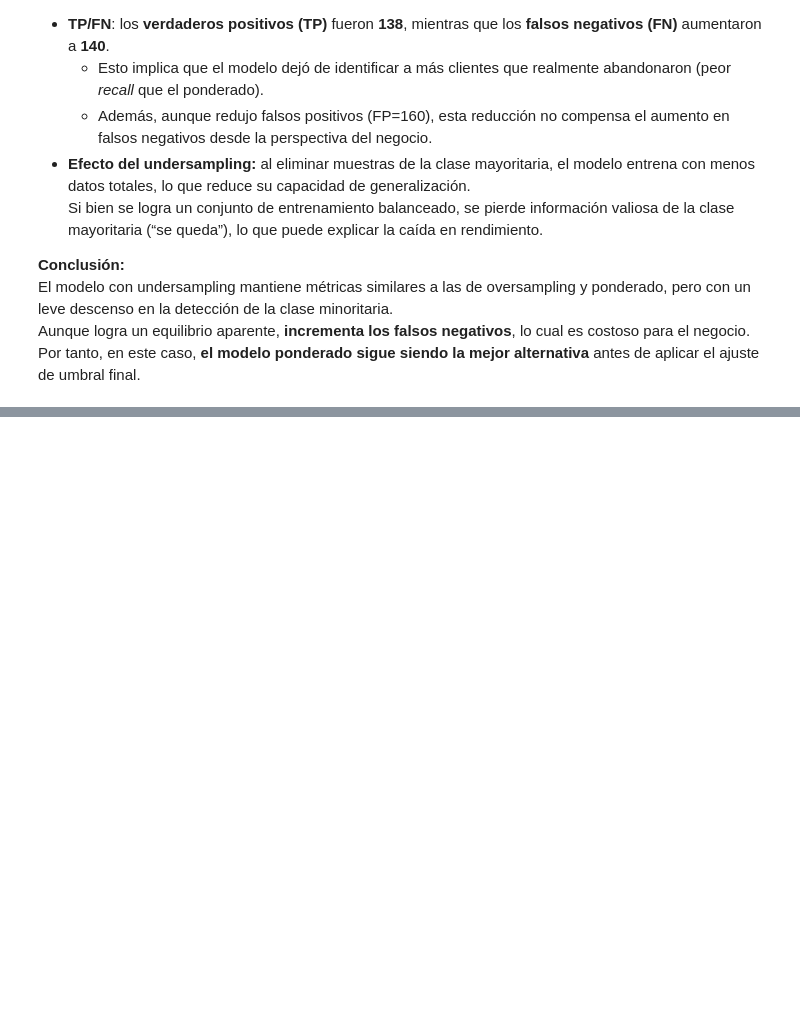
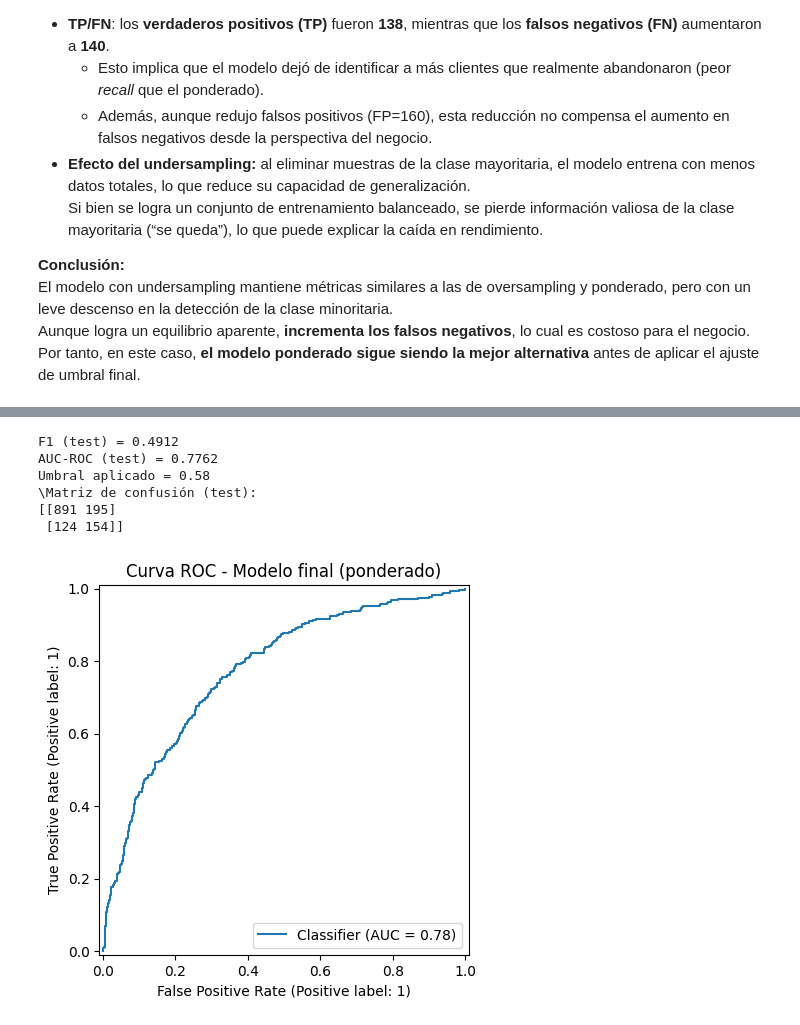
Before and after one commit to Marlene-Fraire/Sprint_10_churn_prediction, a Jupyter notebook: notebooks/churn_prediction.ipynb, the cells around one changed output, grey strips where cells are left out. Drawn from its saved outputs; the diff is of its cells as text; code cells hidden in the pictures; blank space fills up the shorter version.

Commit message:
Final project version: final evaluation, test, and executive summary.

```diff
--- a/notebooks/churn_prediction.ipynb
+++ b/notebooks/churn_prediction.ipynb
@@ -722,0 +745,49 @@ Por tanto, en este caso, **el modelo ponderado sigue siendo la mejor alternativa
+# %%
+# ---------------------------------------------------------------
+# AJUSTE DE UMBRAL FINAL Y EVALUACIÓN EN TEST
+# ---------------------------------------------------------------
+
+# Concatenar conjuntos train y valid para usar todos los datos posibles
+X_train_full = pd.concat([X_train, X_valid])
+y_train_full = pd.concat([y_train, y_valid])
+
+# Reentrenar el modelo ponderado
+pipe_weighted.fit(X_train_full, y_train_full)
+
+# Obtener probabilidades de la clase positiva en el conjunto de prueba
+test_proba = pipe_weighted.predict_proba(X_test)[:,1]
+
+# Aplicar el umbral óptimo encontrado durante la validación
+best_threshold = weighted_summary["Best_threshold"]
+test_preds = (test_proba >= best_threshold).astype(int)
+# %%
+# ---------------------------------------------------------------
+# Evaluación final en el conjunto de prueba
+# ---------------------------------------------------------------
+
+# Calcular métricas finales
+f1_test = f1_score(y_test, test_preds)
+auc_test = roc_auc_score(y_test, test_proba)
+cm_test = confusion_matrix(y_test, test_preds)
+
+print(f"F1 (test) = {f1_test:.4f}")
+print(f"AUC-ROC (test) = {auc_test:.4f}")
+print(f"Umbral aplicado = {best_threshold:.2f}")
+print("\Matriz de confusión (test):")
+print(cm_test)
+# %% [output]
+F1 (test) = 0.4912
+AUC-ROC (test) = 0.7762
+Umbral aplicado = 0.58
+\Matriz de confusión (test):
+[[891 195]
+ [124 154]]
+# %%
+# ---------------------------------------------------------------
+# Curva ROC del modelo final
+# ---------------------------------------------------------------
+RocCurveDisplay.from_predictions(y_test, test_proba)
+plt.title("Curva ROC - Modelo final (ponderado)")
+plt.show()
+# %% [output]
+[figure, added]
```
Also changed, not shown: parts of 16 cells of this notebook, 1 other file.
